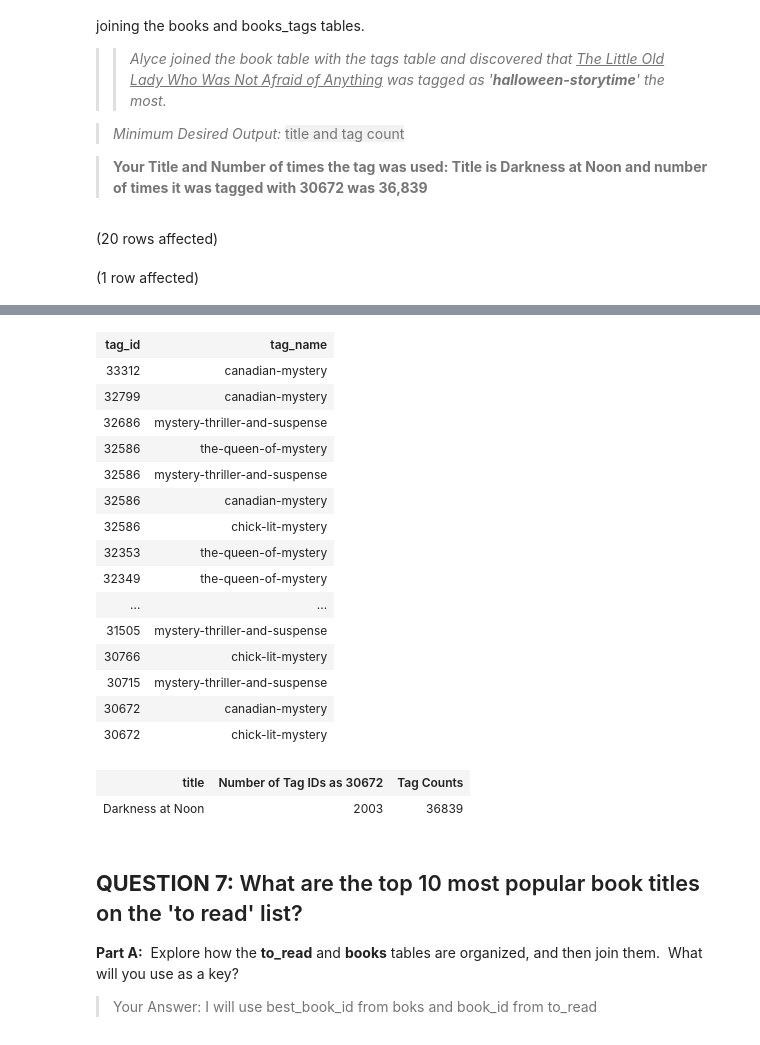
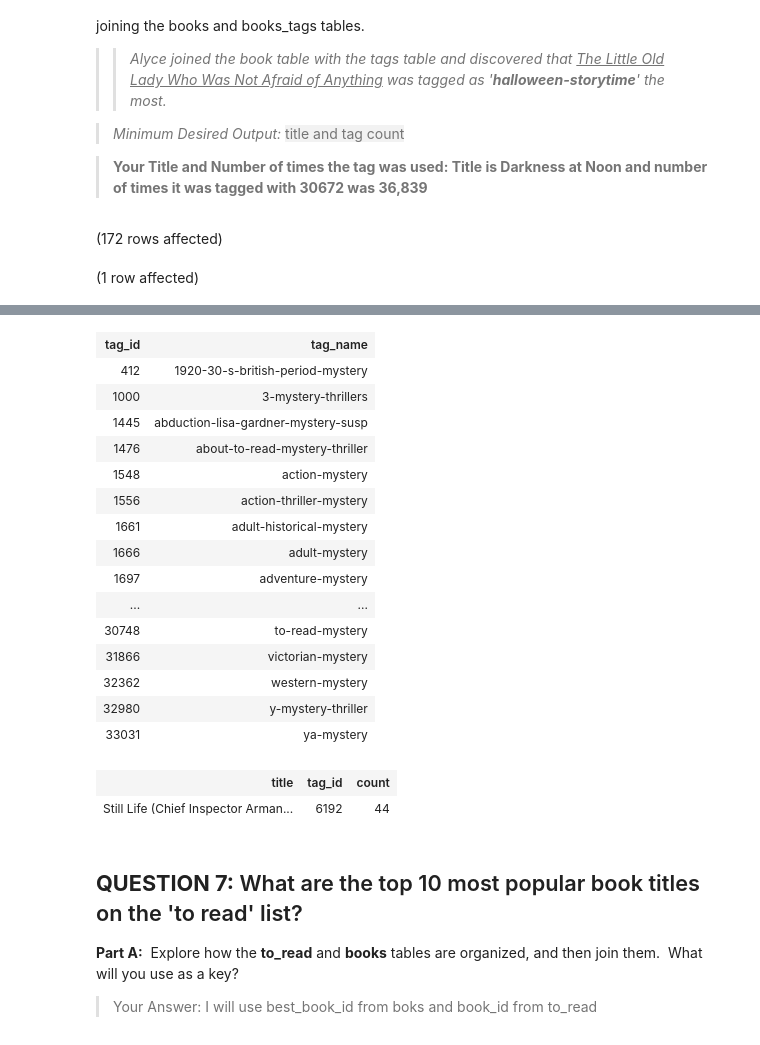
Before and after one commit to odelmas-sci/SQL-Part-3-Exercises, a Jupyter notebook: Notebook-1.ipynb, the cells around one changed output, grey strips where cells are left out. Drawn from its saved outputs; the diff is of its cells as text; code cells hidden in the pictures.

```diff
--- a/Notebook-1.ipynb
+++ b/Notebook-1.ipynb
@@ -269,18 +259,19 @@ Some suggestions: any hobbies you like? baking, drawing, etc. how about favorite
 --SELECT TOP 20 * FROM BooksDB.dbo.tags ORDER BY tag_id;
 
 --Part A Code:
-SELECT TOP 20 bt.tag_id, t.tag_name
-FROM BooksDB.dbo.book_tags as bt
-FULL JOIN BooksDB.dbo.tags as t ON bt.goodreads_book_id = t.tag_id
-WHERE t.tag_name LIKE '%mystery%' AND bt.tag_id IS NOT NULL
-ORDER BY bt.tag_id DESC;
+SELECT tag_id, tag_name
+FROM BooksDB.dbo.tags
+WHERE tag_name LIKE '%mystery%';
 
 --Part B Code:
-SELECT TOP 1 b.title, COUNT(t.tag_id) AS 'Number of Tag IDs as 30672', SUM(t.count) AS 'Tag Counts'
+SELECT TOP 1 b.title, bt.tag_id, bt.count
 FROM BooksDB.dbo.books as b
-RIGHT JOIN BooksDB.dbo.book_tags as t ON b.best_book_id = t.tag_id
-WHERE t.tag_id = 30672
-GROUP BY b.title;
+INNER JOIN BooksDB.dbo.book_tags as bt ON b.best_book_id = bt.goodreads_book_id
+WHERE bt.tag_id = (
+    SELECT tag_id
+    FROM BooksDB.dbo.tags
+    WHERE tag_name = 'canadian-mystery'
+    );
 # %% [output]
-(20 rows affected)
+(172 rows affected)
 (1 row affected)
@@ -288,21 +279,21 @@ Total execution time: 00:00:00.262
 | tag_id | tag_name |
-| 33312 | canadian-mystery |
-| 32799 | canadian-mystery |
-| 32686 | mystery-thriller-and-suspense |
-| 32586 | the-queen-of-mystery |
-| 32586 | mystery-thriller-and-suspense |
-| 32586 | canadian-mystery |
-| 32586 | chick-lit-mystery |
-| 32353 | the-queen-of-mystery |
-| 32349 | the-queen-of-mystery |
+| 412 | 1920-30-s-british-period-mystery |
+| 1000 | 3-mystery-thrillers |
+| 1445 | abduction-lisa-gardner-mystery-susp |
+| 1476 | about-to-read-mystery-thriller |
+| 1548 | action-mystery |
+| 1556 | action-thriller-mystery |
+| 1661 | adult-historical-mystery |
+| 1666 | adult-mystery |
+| 1697 | adventure-mystery |
 | ... | ... |
-| 31505 | mystery-thriller-and-suspense |
-| 30766 | chick-lit-mystery |
-| 30715 | mystery-thriller-and-suspense |
-| 30672 | canadian-mystery |
-| 30672 | chick-lit-mystery |
+| 30748 | to-read-mystery |
+| 31866 | victorian-mystery |
+| 32362 | western-mystery |
+| 32980 | y-mystery-thriller |
+| 33031 | ya-mystery |
-| title | Number of Tag IDs as 30672 | Tag Counts |
-| Darkness at Noon | 2003 | 36839 |
+| title | tag_id | count |
+| Still Life (Chief Inspector Arman... | 6192 | 44 |
 # %% [markdown]
 ## **QUESTION 7:** What are the top 10 most popular book titles on the 'to read' list?
 
```
Also changed, not shown: parts of 7 cells of this notebook.
